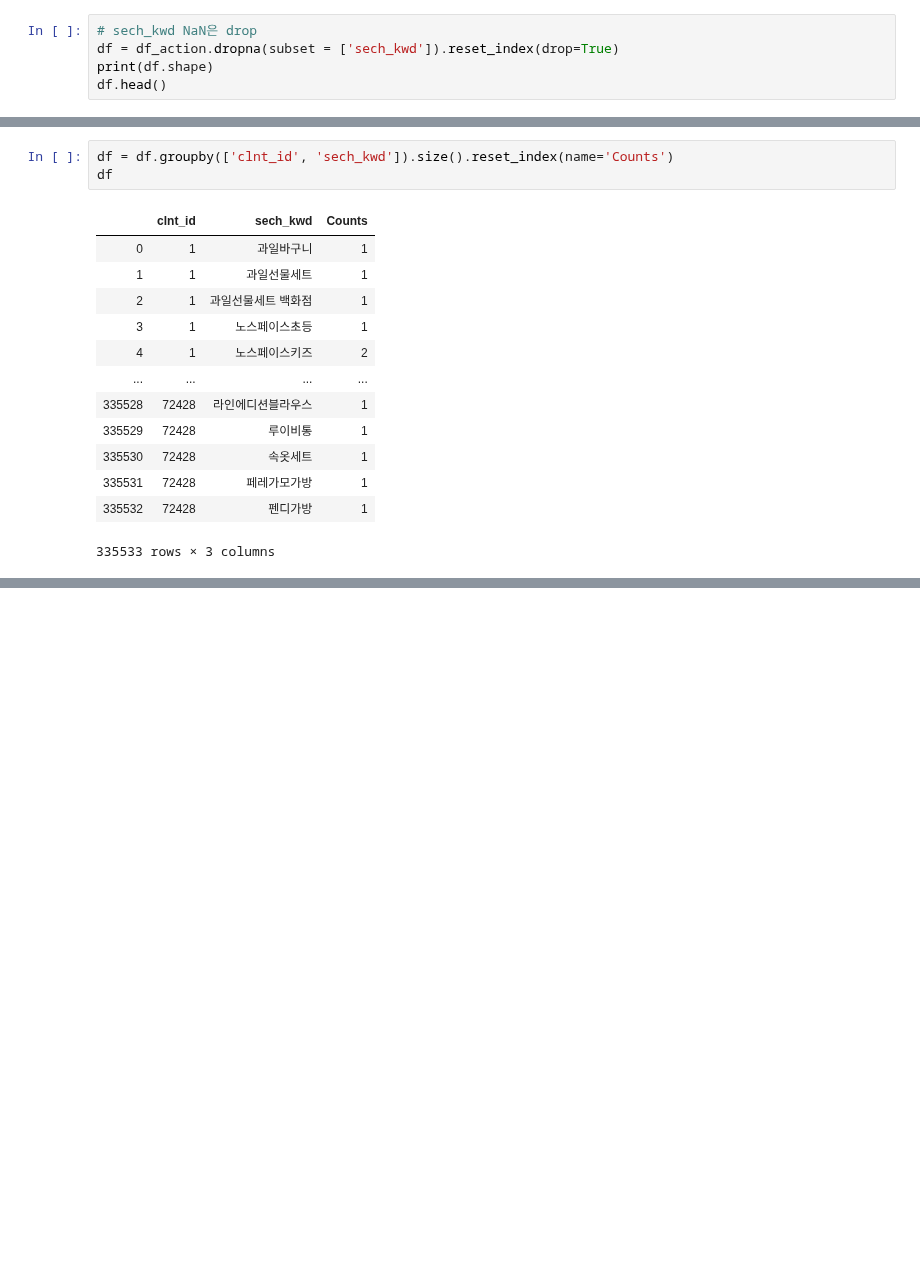
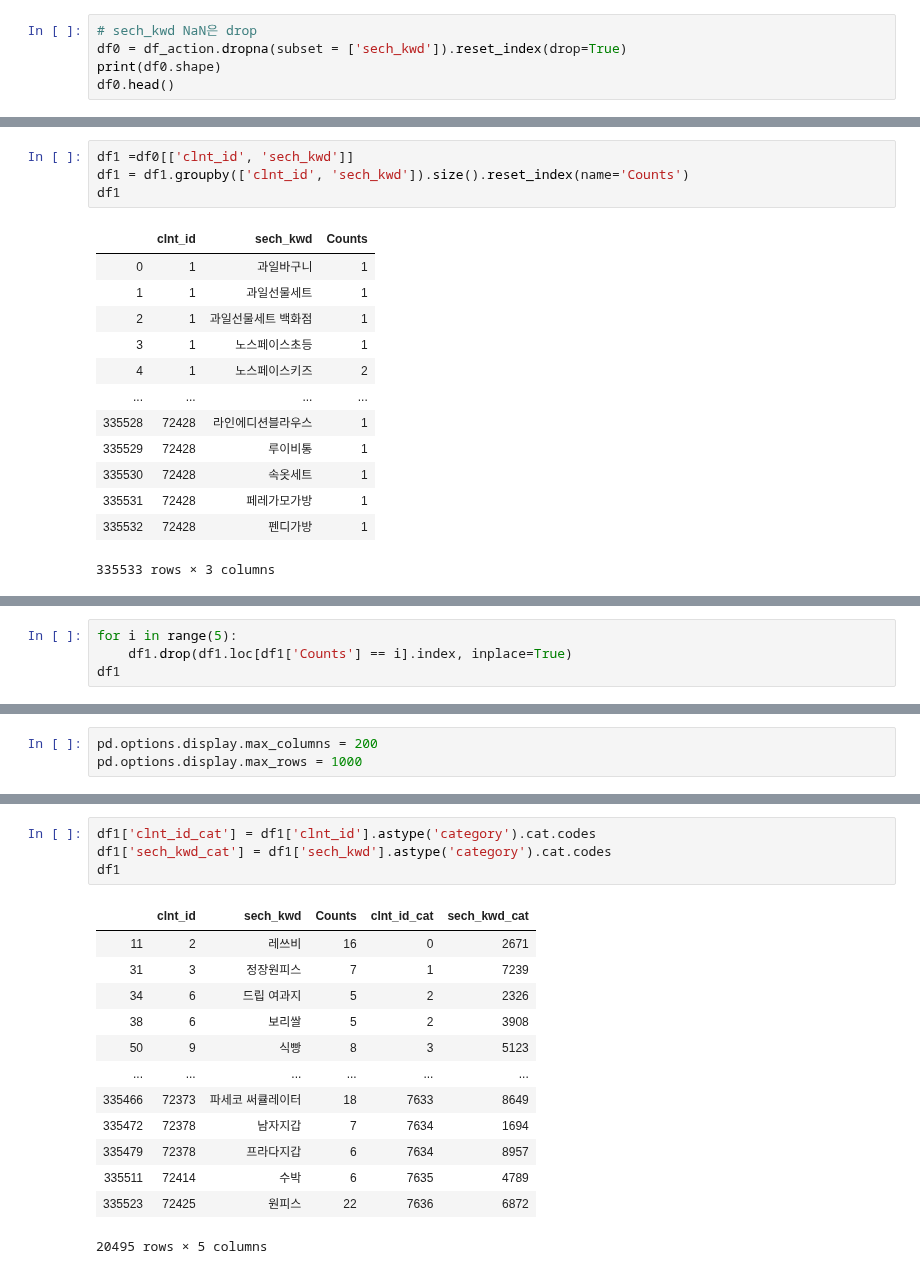
Before and after one commit to hojisu/recommendation-project, a Jupyter notebook: Implicit-Feedback-Rec-System-Hybrid Rec.ipynb, the cells around one changed output, grey strips where cells are left out. Drawn from its saved outputs; the diff is of its cells as text; blank space fills up the shorter version.

```diff
--- a/Implicit-Feedback-Rec-System-Hybrid Rec.ipynb
+++ b/Implicit-Feedback-Rec-System-Hybrid Rec.ipynb
@@ -64,8 +57,8 @@ df_action.tail(1000)
 # %%
 # sech_kwd NaN은 drop
-df = df_action.dropna(subset = ['sech_kwd']).reset_index(drop=True)
-print(df.shape)
-df.head()
+df0 = df_action.dropna(subset = ['sech_kwd']).reset_index(drop=True)
+print(df0.shape)
+df0.head()
 # %% [output]
 (651638, 14)
 |  | clnt_id | sess_id | hit_seq | action_type | biz_unit | sess_dt | hit_tm | hit_pss_tm | trans_id | sech_kwd | ... |
@@ -92,6 +83,7 @@ df = df[['clnt_id', 'sech_kwd']]
 # %%
-df = df.groupby(['clnt_id', 'sech_kwd']).size().reset_index(name='Counts')
-df
+df1 =df0[['clnt_id', 'sech_kwd']]
+df1 = df1.groupby(['clnt_id', 'sech_kwd']).size().reset_index(name='Counts')
+df1
 # %% [output]
 |  | clnt_id | sech_kwd | Counts |
 | 0 | 1 | 과일바구니 | 1 |
@@ -123,0 +110,4 @@ len(quantity)
+# %%
+for i in range(5):
+    df1.drop(df1.loc[df1['Counts'] == i].index, inplace=True)
+df1
@@ -123,0 +159,3 @@ len(quantity)
+# %%
+pd.options.display.max_columns = 200
+pd.options.display.max_rows = 1000
@@ -123,0 +230,18 @@ len(quantity)
+# %%
+df1['clnt_id_cat'] = df1['clnt_id'].astype('category').cat.codes
+df1['sech_kwd_cat'] = df1['sech_kwd'].astype('category').cat.codes
+df1
+# %% [output]
+|  | clnt_id | sech_kwd | Counts | clnt_id_cat | sech_kwd_cat |
+| 11 | 2 | 레쓰비 | 16 | 0 | 2671 |
+| 31 | 3 | 정장원피스 | 7 | 1 | 7239 |
+| 34 | 6 | 드립 여과지 | 5 | 2 | 2326 |
+| 38 | 6 | 보리쌀 | 5 | 2 | 3908 |
+| 50 | 9 | 식빵 | 8 | 3 | 5123 |
+| ... | ... | ... | ... | ... | ... |
+| 335466 | 72373 | 파세코 써큘레이터 | 18 | 7633 | 8649 |
+| 335472 | 72378 | 남자지갑 | 7 | 7634 | 1694 |
+| 335479 | 72378 | 프라다지갑 | 6 | 7634 | 8957 |
+| 335511 | 72414 | 수박 | 6 | 7635 | 4789 |
+| 335523 | 72425 | 원피스 | 22 | 7636 | 6872 |
+20495 rows × 5 columns
```
Also changed, not shown: parts of 30 cells of this notebook.
